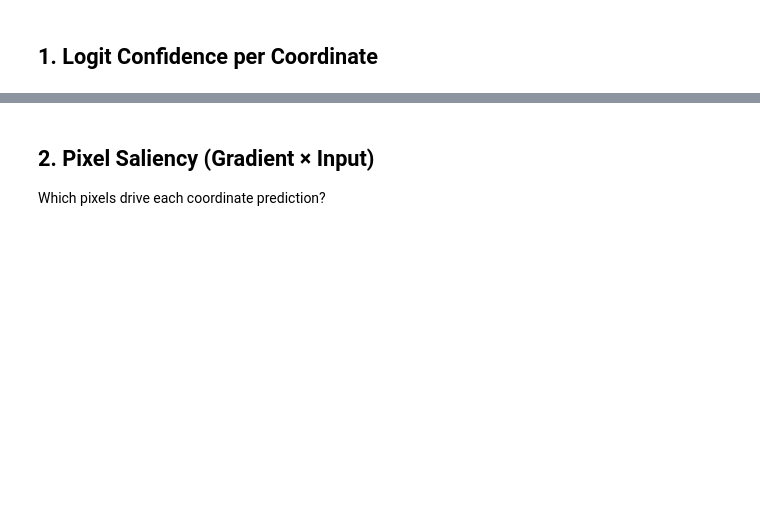
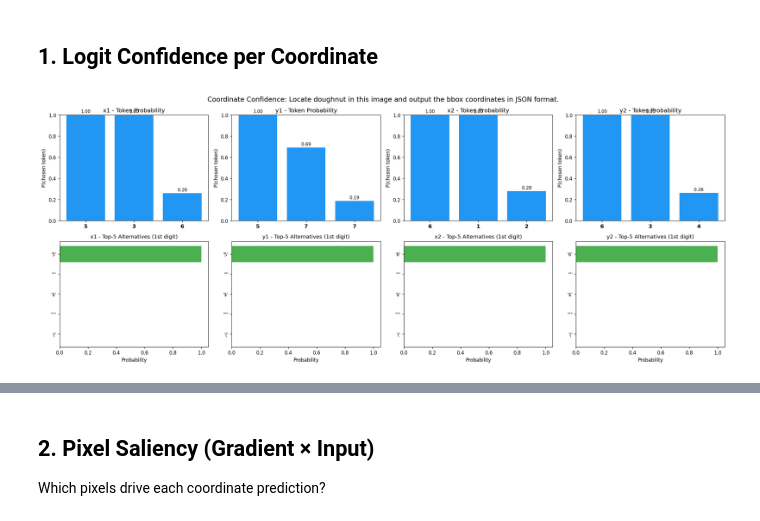
Before and after one commit to DanielShalam/qwen3-vl-grounding, a Jupyter notebook: notebooks/coordinate_analysis.ipynb, the cells around one changed output, grey strips where cells are left out. Saved outputs shown, nothing was run; the diff lists cells and outputs as text; code cells hidden in the pictures; blank space fills up the shorter version.

```diff
--- a/notebooks/coordinate_analysis.ipynb
+++ b/notebooks/coordinate_analysis.ipynb
@@ -105,6 +105,6 @@ def find_bbox_token_ranges(records):
     return coord_ranges
 # %%
 # ── Run on a sample ──
-SAMPLE_IDX = 0  # <-- change to explore
+SAMPLE_IDX = 1000  # <-- change to explore
 
 item = data[SAMPLE_IDX]
@@ -130,34 +138,36 @@ if coord_ranges:
             continue
         steps = coord_ranges[name]
 
         # Top row: probability of chosen token at each digit
         ax = axes[0, col]
         probs = [records[s]['prob'] for s in steps]
         digit_labels = [records[s]['token_str'] for s in steps]
         bars = ax.bar(range(len(steps)), probs, color='#2196F3')
         ax.set_xticks(range(len(steps)))
         ax.set_xticklabels(digit_labels, fontsize=11, fontweight='bold')
         ax.set_ylim(0, 1)
         ax.set_title(f'{name} - Token Probability', fontsize=12)
         ax.set_ylabel('P(chosen token)')
         for bar, p in zip(bars, probs):
             ax.text(bar.get_x() + bar.get_width()/2, p + 0.02, f'{p:.2f}', ha='center', fontsize=9)
 
         # Bottom row: top-5 alternatives at first digit
         ax = axes[1, col]
         s = steps[0]  # first digit is most interesting
         top_tokens = records[s]['top_k_tokens'][:5]
         top_probs = records[s]['top_k_probs'][:5]
         colors = ['#4CAF50'] + ['#FF9800'] * 4
         ax.barh(range(len(top_tokens)-1, -1, -1), top_probs, color=colors)
         ax.set_yticks(range(len(top_tokens)-1, -1, -1))
         ax.set_yticklabels([repr(t) for t in top_tokens], fontsize=9)
         ax.set_title(f'{name} - Top-5 Alternatives (1st digit)', fontsize=11)
         ax.set_xlabel('Probability')
 
-    fig.suptitle(f'Coordinate Confidence: {prompt_text}', fontsize=12)
+    fig.suptitle(f'Coordinate Confidence: {prompt_text}', fontsize=14)
     plt.tight_layout()
     plt.show()
+# %% [output]
+[figure, added]
 # %%
 # Entropy across all generated tokens (lower = more confident)
 if coord_ranges:
```
Also changed, not shown: parts of 7 cells of this notebook, 3 other files.
